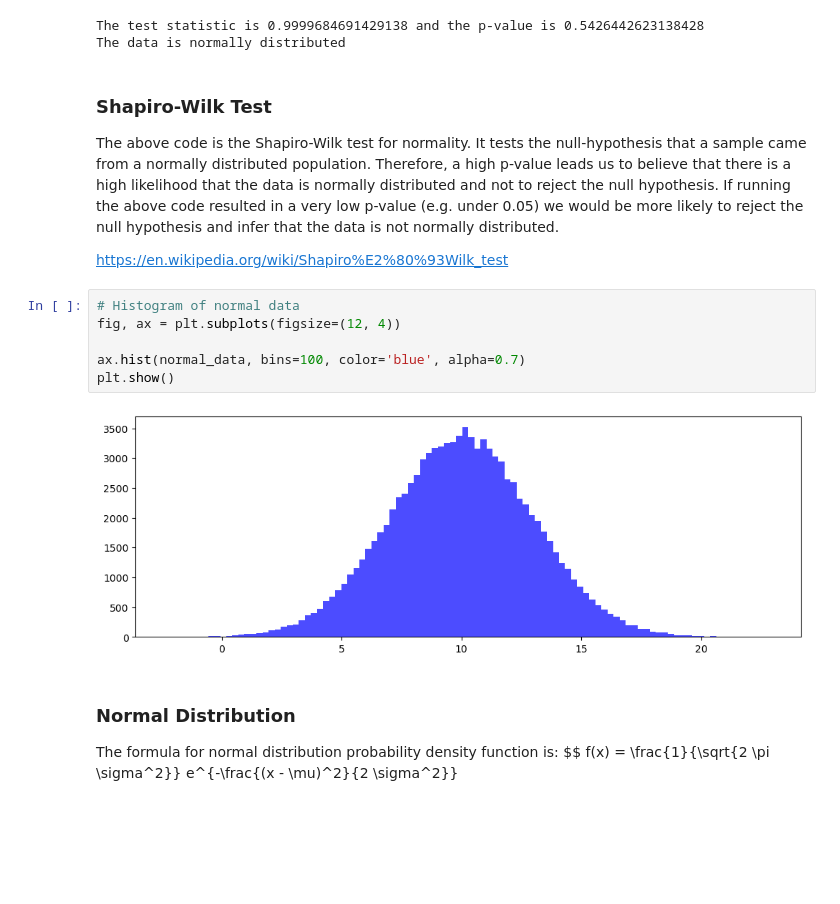
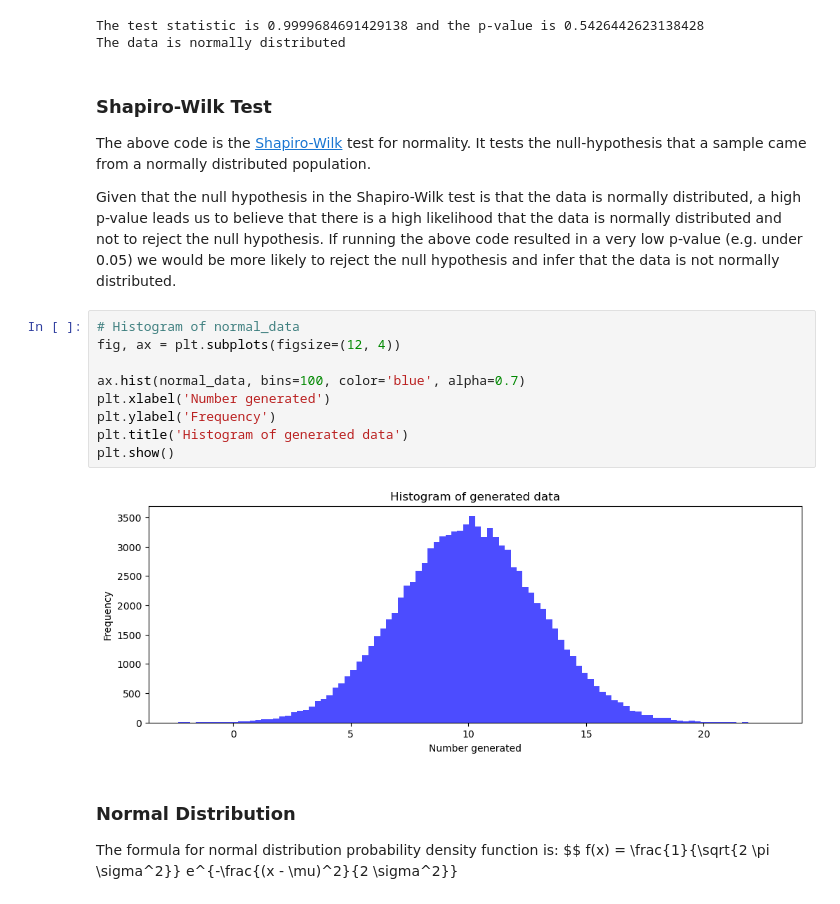
Before and after one commit to tomdbrophy/applied_statistics, a Jupyter notebook: tasks.ipynb, the cells around one changed output. Drawn from its saved outputs; the diff is of its cells as text; blank space fills up the shorter version.

Commit message:
Titles etc added to task graphs

```diff
--- a/tasks.ipynb
+++ b/tasks.ipynb
@@ -215,18 +218,20 @@ The data is normally distributed
 # %% [markdown]
 ### Shapiro-Wilk Test
 
-The above code is the Shapiro-Wilk test for normality. It tests the null-hypothesis that a sample came from a normally distributed population.
-Therefore, a high p-value leads us to believe that there is a high likelihood that the data is normally distributed and not to reject the null hypothesis. If running the above code resulted in a very low p-value (e.g. under 0.05) we would be more likely to reject the null hypothesis and infer that the data is not normally distributed.
+The above code is the [Shapiro-Wilk](https://en.wikipedia.org/wiki/Shapiro%E2%80%93Wilk_test) test for normality. It tests the null-hypothesis that a sample came from a normally distributed population.
 
-https://en.wikipedia.org/wiki/Shapiro%E2%80%93Wilk_test
+Given that the null hypothesis in the Shapiro-Wilk test is that the data is normally distributed, a high p-value leads us to believe that there is a high likelihood that the data is normally distributed and not to reject the null hypothesis. If running the above code resulted in a very low p-value (e.g. under 0.05) we would be more likely to reject the null hypothesis and infer that the data is not normally distributed.
 # %%
-# Histogram of normal data
+# Histogram of normal_data
 fig, ax = plt.subplots(figsize=(12, 4))
 
 ax.hist(normal_data, bins=100, color='blue', alpha=0.7)
+plt.xlabel('Number generated')
+plt.ylabel('Frequency')
+plt.title('Histogram of generated data')
 plt.show()
 # %% [output]
-[figure, old version]
+[figure, new version]
 # %% [markdown]
 ### Normal Distribution
 
```
Also changed, not shown: parts of 5 cells of this notebook.
